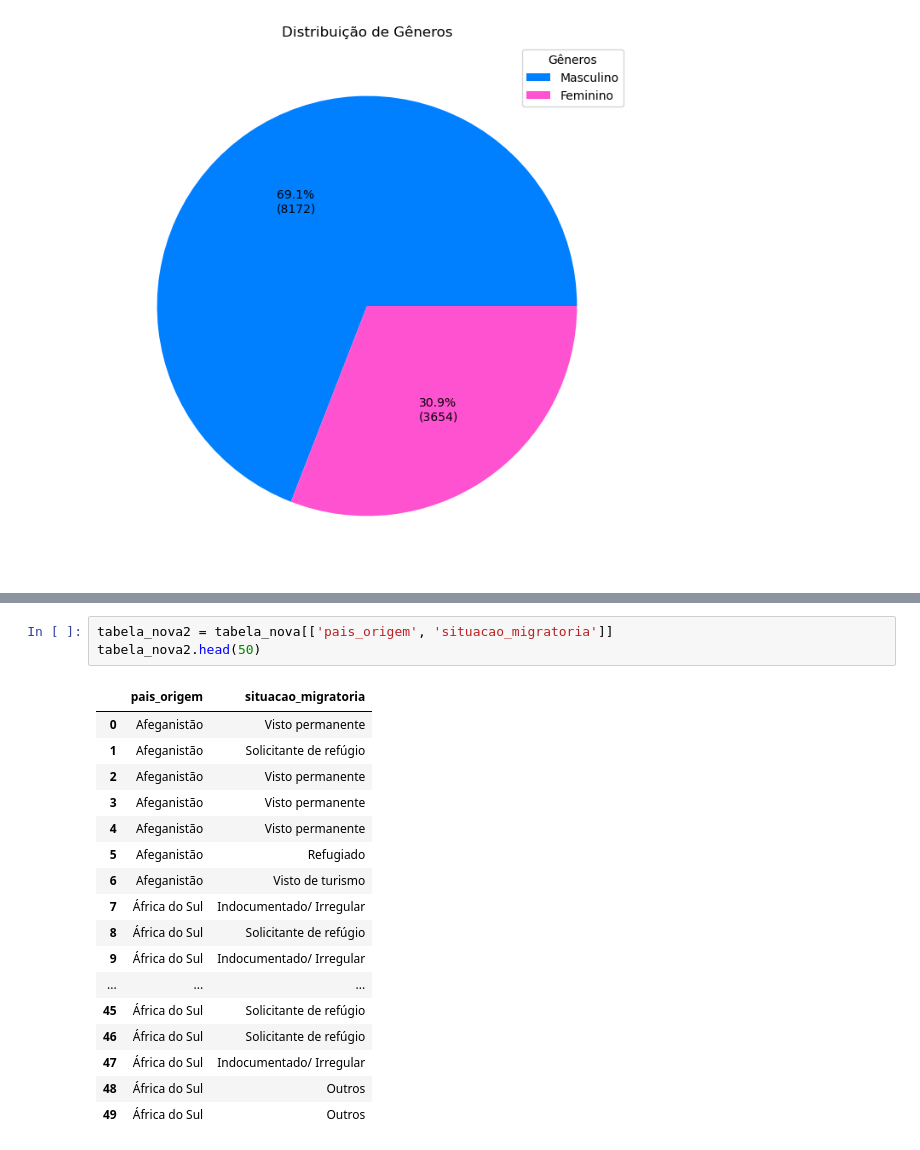
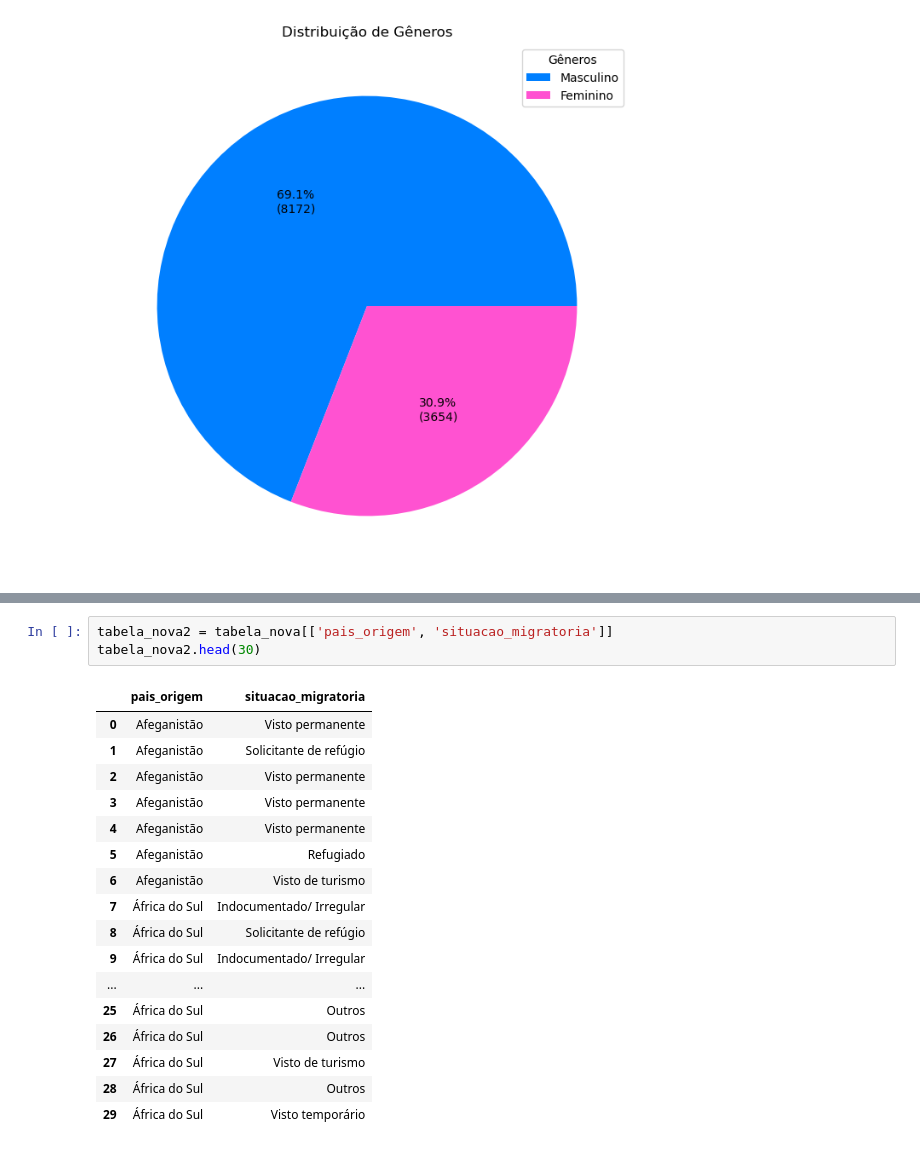
Before and after one commit to VictorHugo11/analise_imigrante, a Jupyter notebook: imigrantes.ipynb, the cells around one changed output, grey strips where cells are left out. Drawn from its saved outputs; the diff is of its cells as text.

```diff
--- a/imigrantes.ipynb
+++ b/imigrantes.ipynb
@@ -317,22 +289,22 @@ plt.show()
 # %%
 tabela_nova2 = tabela_nova[['pais_origem', 'situacao_migratoria']]
-tabela_nova2.head(50)
+tabela_nova2.head(30)
 # %% [output]
 |  | pais_origem | situacao_migratoria |
 | 0 | Afeganistão | Visto permanente |
 | 1 | Afeganistão | Solicitante de refúgio |
 | 2 | Afeganistão | Visto permanente |
 | 3 | Afeganistão | Visto permanente |
 | 4 | Afeganistão | Visto permanente |
 | 5 | Afeganistão | Refugiado |
 | 6 | Afeganistão | Visto de turismo |
 | 7 | África do Sul | Indocumentado/ Irregular |
 | 8 | África do Sul | Solicitante de refúgio |
 | 9 | África do Sul | Indocumentado/ Irregular |
 | ... | ... | ... |
-| 45 | África do Sul | Solicitante de refúgio |
-| 46 | África do Sul | Solicitante de refúgio |
-| 47 | África do Sul | Indocumentado/ Irregular |
-| 48 | África do Sul | Outros |
-| 49 | África do Sul | Outros |
+| 25 | África do Sul | Outros |
+| 26 | África do Sul | Outros |
+| 27 | África do Sul | Visto de turismo |
+| 28 | África do Sul | Outros |
+| 29 | África do Sul | Visto temporário |
 # %%
```
Also changed, not shown: parts of 9 cells of this notebook.
